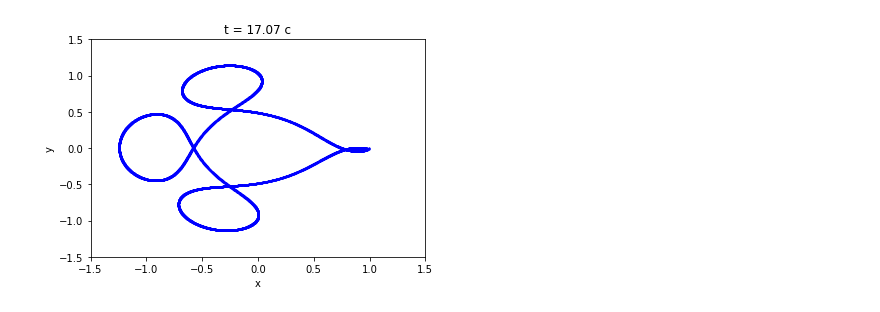
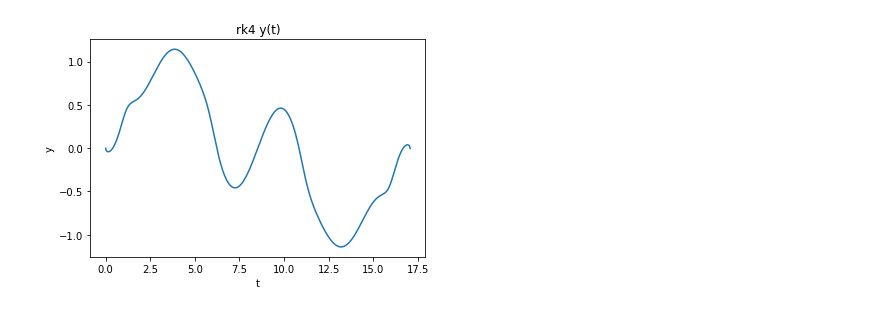
Before and after one commit to YanLogovskiy/MIPT_study, a Jupyter notebook: computational_math/lab_runge_kutta/runge_kutta.ipynb, the cells around one changed output. Saved outputs shown, nothing was run; the diff lists cells and outputs as text; code cells hidden in the pictures.

Commit message:
scipy method used

```diff
--- a/computational_math/lab_runge_kutta/runge_kutta.ipynb
+++ b/computational_math/lab_runge_kutta/runge_kutta.ipynb
@@ -15,15 +15,17 @@ def oscillation(t, vec):
 #computational method - ЯМРК(4)
 import numpy as np
 
-def rungekut(func, t_0, x_0, t_1):
+def rungekut4(func, t_0, x_0, t_1):
     h = t_1 - t_0
-    x_cur = x_0
+    k_1 = func(t_0, x_0)
+    k_2 = func(t_0 + h/2, x_0 + k_1 * h/2)
+    k_3 = func(t_0 + h/2, x_0 + h/2 * k_2)
+    k_4 = func(t_0 + h,   x_0 + h   * k_3)
+    return x_0 + h/6 * (k_1 + 2*k_2 + 2*k_3 + k_4)
 
-    k_1 = func(t_0, x_cur)
-    k_2 = func(t_0 + h/2, x_cur + k_1 * h/2)
-    k_3 = func(t_0 + h/2, x_cur + h/2 * k_2)
-    k_4 = func(t_0 + h,   x_cur + h   * k_3)
+#computational method - ЯМРК(1)
 
-    x_cur = x_cur + h/6 * (k_1 + 2*k_2 + 2*k_3 + k_4)
-
-    return x_cur
+def rungekut1(func, t_0, x_0, t_1):
+    h = t_1 - t_0
+    k_1 = func(t_0, x_0)
+    return x_0 + h * k_1
@@ -64,4 +54,0 @@ def create_visual(comp_method_func, model_func, create_frame_func):
-# %%
-create_visual(comp_method_func=rungekut, model_func=oscillation, create_frame_func=create_frame_oscillation)
-# %% [output]
-[figure, removed]
@@ -75,0 +55,25 @@ integrate.RK45()
+# %%
+#runge kutta 4 visualization
+start_time = time.time()
+x_array, y_array, t_array = compute_tragectory(model_func=oscillation, comp_method_func=rungekut4, step_size=0.001)
+rungekut4_time = time.time() - start_time
+
+plt.plot(x_array, y_array)
+plt.xlabel('x')
+plt.ylabel('y')
+plt.title('runge kutta 4')
+plt.savefig('rungekutt_4')
+plt.clf()
+plt.plot(t_array, x_array)
+plt.xlabel('t')
+plt.ylabel('x')
+plt.title('rk4 x(t)')
+plt.savefig('rk4_x(t)')
+plt.clf()
+plt.plot(t_array, y_array)
+plt.xlabel('t')
+plt.ylabel('y')
+plt.title('rk4 y(t)')
+plt.savefig('rk4_y(t)')
+# %% [output]
+[figure, added]
```
Also changed, not shown: parts of 7 cells of this notebook, 1 other file.
